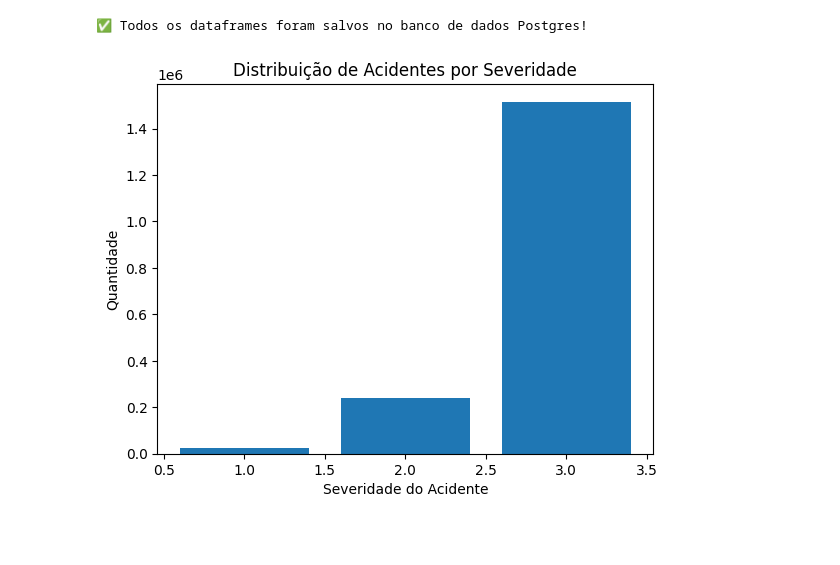
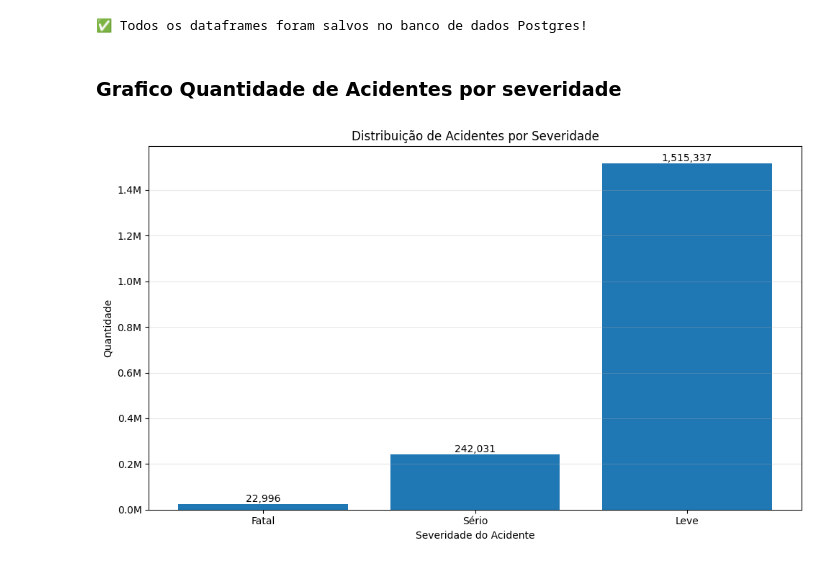
Before and after one commit to Data-Crash/dw-medallion, a Jupyter notebook: silver/etl/etl.ipynb, the cells around one changed output. Saved outputs shown, nothing was run; the diff lists cells and outputs as text; code cells hidden in the pictures; blank space fills up the shorter version.

```diff
--- a/silver/etl/etl.ipynb
+++ b/silver/etl/etl.ipynb
@@ -538,14 +539,31 @@ df_accidents_clean.write.mode("overwrite").jdbc(
 print("✅ Todos os dataframes foram salvos no banco de dados Postgres!")
 # %% [output]
 ✅ Todos os dataframes foram salvos no banco de dados Postgres!
+# %% [markdown]
+### Grafico Quantidade de Acidentes por severidade
 # %%
-# Contar acidentes por severidade
 accident_severity = df_accidents_clean.groupBy("Accident_Severity").count().orderBy("Accident_Severity").toPandas()
 
-plt.bar(accident_severity["Accident_Severity"], accident_severity["count"])
+severity_map = {1: 'Fatal', 2: 'Sério', 3: 'Leve'}
+accident_severity['Severity_Label'] = accident_severity['Accident_Severity'].map(severity_map)
+
+plt.figure(figsize=(10, 6))
+bars = plt.bar(accident_severity['Severity_Label'], accident_severity['count'])
+
+for bar in bars:
+    height = bar.get_height()
+    plt.text(bar.get_x() + bar.get_width()/2., height,
+             f'{height:,.0f}',
+             ha='center', va='bottom')
+
 plt.xlabel("Severidade do Acidente")
 plt.ylabel("Quantidade")
 plt.title("Distribuição de Acidentes por Severidade")
+
+plt.gca().yaxis.set_major_formatter(plt.FuncFormatter(lambda x, pos: f'{x/1e6:.1f}M'))
+
+plt.grid(axis='y', alpha=0.3)
+plt.tight_layout()
 plt.show()
 # %% [output]
-[figure, old version]
+[figure, new version]
```
Also changed, not shown: parts of 15 cells of this notebook, 7 other files.
